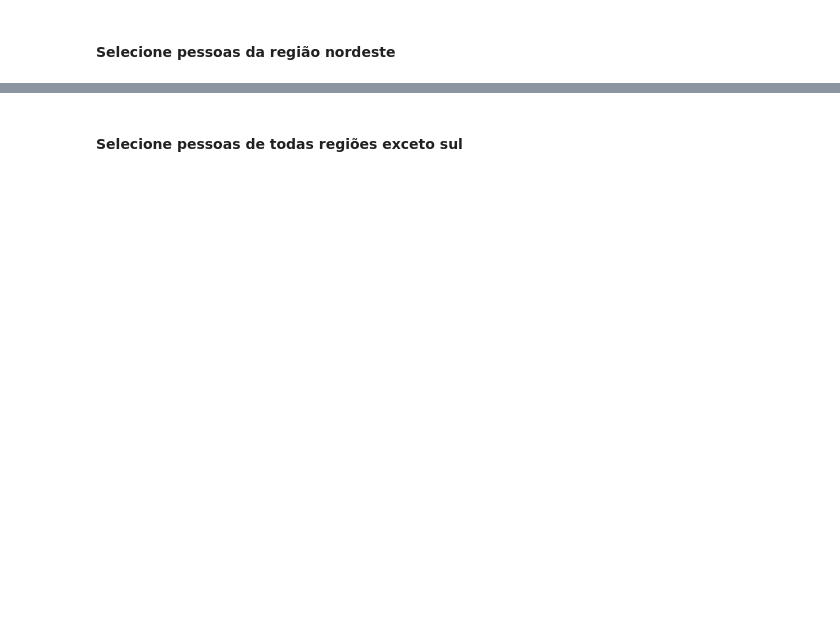
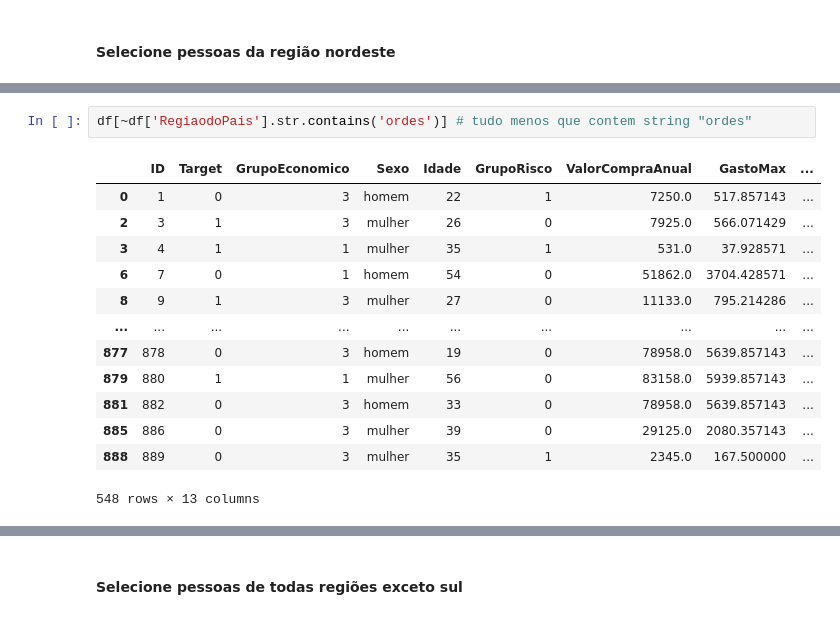
Before and after one commit to ossamum/aulas-mesttra, a Jupyter notebook: SQL/Aula 02 - SQL - Exercícios.ipynb, the cells around one changed output, grey strips where cells are left out. Saved outputs shown, nothing was run; the diff lists cells and outputs as text; blank space fills up the shorter version.

```diff
--- a/SQL/Aula 02 - SQL - Exercícios.ipynb
+++ b/SQL/Aula 02 - SQL - Exercícios.ipynb
@@ -268,0 +386,16 @@ Importe o dataset inteiro e faça a mesma análise no pandas
+# %%
+df[~df['RegiaodoPais'].str.contains('ordes')] # tudo menos que contem string "ordes"
+# %% [output]
+|  | ID | Target | GrupoEconomico | Sexo | Idade | GrupoRisco | ValorCompraAnual | GastoMax | ... |
+| 0 | 1 | 0 | 3 | homem | 22 | 1 | 7250.0 | 517.857143 | ... |
+| 2 | 3 | 1 | 3 | mulher | 26 | 0 | 7925.0 | 566.071429 | ... |
+| 3 | 4 | 1 | 1 | mulher | 35 | 1 | 531.0 | 37.928571 | ... |
+| 6 | 7 | 0 | 1 | homem | 54 | 0 | 51862.0 | 3704.428571 | ... |
+| 8 | 9 | 1 | 3 | mulher | 27 | 0 | 11133.0 | 795.214286 | ... |
+| ... | ... | ... | ... | ... | ... | ... | ... | ... | ... |
+| 877 | 878 | 0 | 3 | homem | 19 | 0 | 78958.0 | 5639.857143 | ... |
+| 879 | 880 | 1 | 1 | mulher | 56 | 0 | 83158.0 | 5939.857143 | ... |
+| 881 | 882 | 0 | 3 | homem | 33 | 0 | 78958.0 | 5639.857143 | ... |
+| 885 | 886 | 0 | 3 | mulher | 39 | 0 | 29125.0 | 2080.357143 | ... |
+| 888 | 889 | 0 | 3 | mulher | 35 | 1 | 2345.0 | 167.500000 | ... |
+548 rows × 13 columns
```
Also changed, not shown: parts of 14 cells of this notebook, 2 other files.
